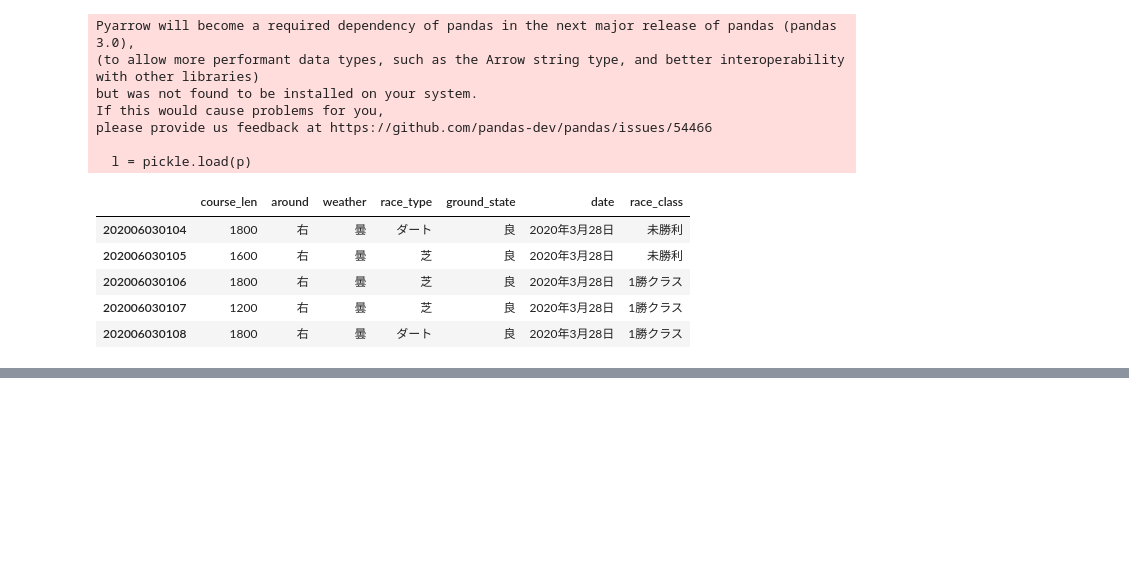
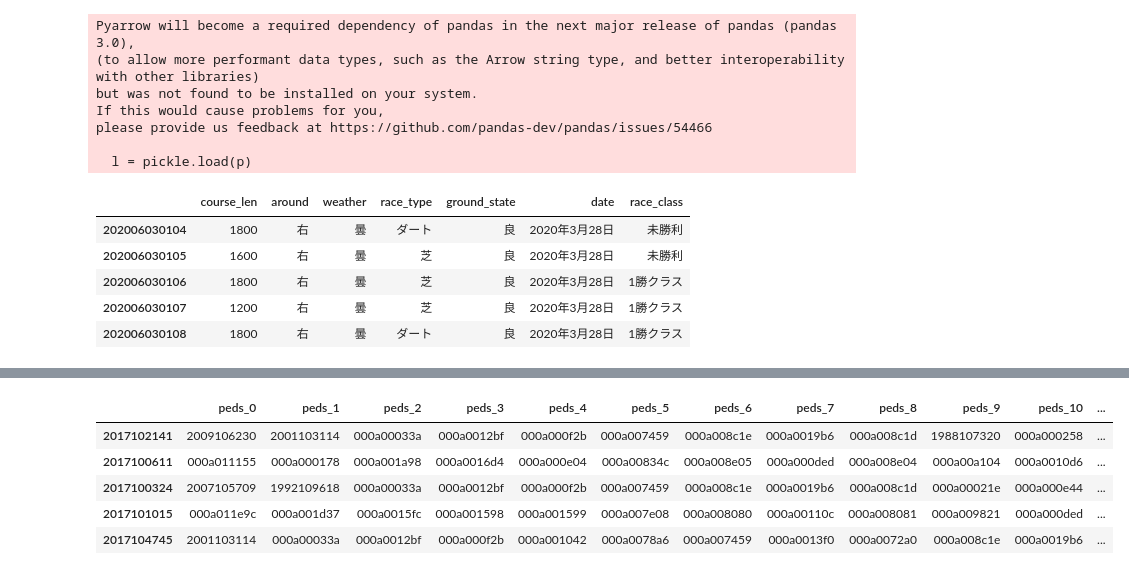
Before and after one commit to mk19828/keiba_2, a Jupyter notebook: keiba003_3.ipynb, the cells around one changed output, grey strips where cells are left out. Saved outputs shown, nothing was run; the diff lists cells and outputs as text; code cells hidden in the pictures; blank space fills up the shorter version.

```diff
--- a/keiba003_3.ipynb
+++ b/keiba003_3.ipynb
@@ -377,0 +422,5 @@ l.head()
+# %%
+import pickle
+with open('../data2/peds.pickle', 'rb') as p:
+    l = pickle.load(p)
+    print(l)
@@ -377,0 +445,11 @@ l.head()
+# %%
+import pandas as pd
+pd.set_option('display.max_columns', 70)
+l.head()
+# %% [output]
+|  | peds_0 | peds_1 | peds_2 | peds_3 | peds_4 | peds_5 | peds_6 | peds_7 | peds_8 | peds_9 | peds_10 | ... |
+| 2017102141 | 2009106230 | 2001103114 | 000a00033a | 000a0012bf | 000a000f2b | 000a007459 | 000a008c1e | 000a0019b6 | 000a008c1d | 1988107320 | 000a000258 | ... |
+| 2017100611 | 000a011155 | 000a000178 | 000a001a98 | 000a0016d4 | 000a000e04 | 000a00834c | 000a008e05 | 000a000ded | 000a008e04 | 000a00a104 | 000a0010d6 | ... |
+| 2017100324 | 2007105709 | 1992109618 | 000a00033a | 000a0012bf | 000a000f2b | 000a007459 | 000a008c1e | 000a0019b6 | 000a008c1d | 000a00021e | 000a000e44 | ... |
+| 2017101015 | 000a011e9c | 000a001d37 | 000a0015fc | 000a001598 | 000a001599 | 000a007e08 | 000a008080 | 000a00110c | 000a008081 | 000a009821 | 000a000ded | ... |
+| 2017104745 | 2001103114 | 000a00033a | 000a0012bf | 000a000f2b | 000a001042 | 000a0078a6 | 000a007459 | 000a0013f0 | 000a0072a0 | 000a008c1e | 000a0019b6 | ... |
```
Also changed, not shown: parts of 7 cells of this notebook, 1 other file.
